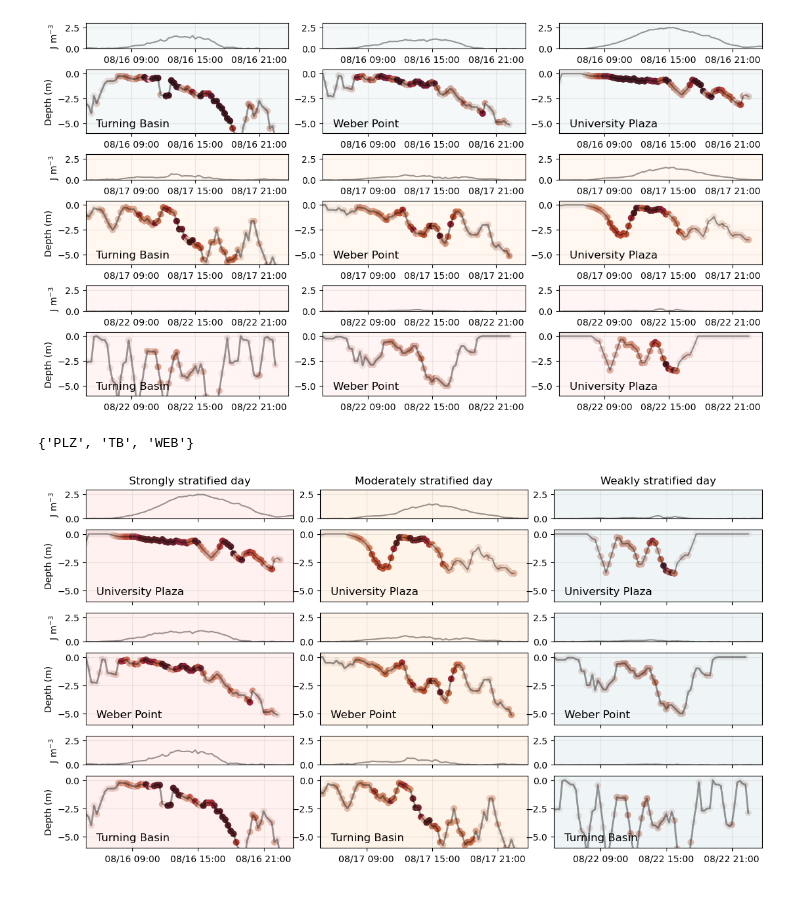
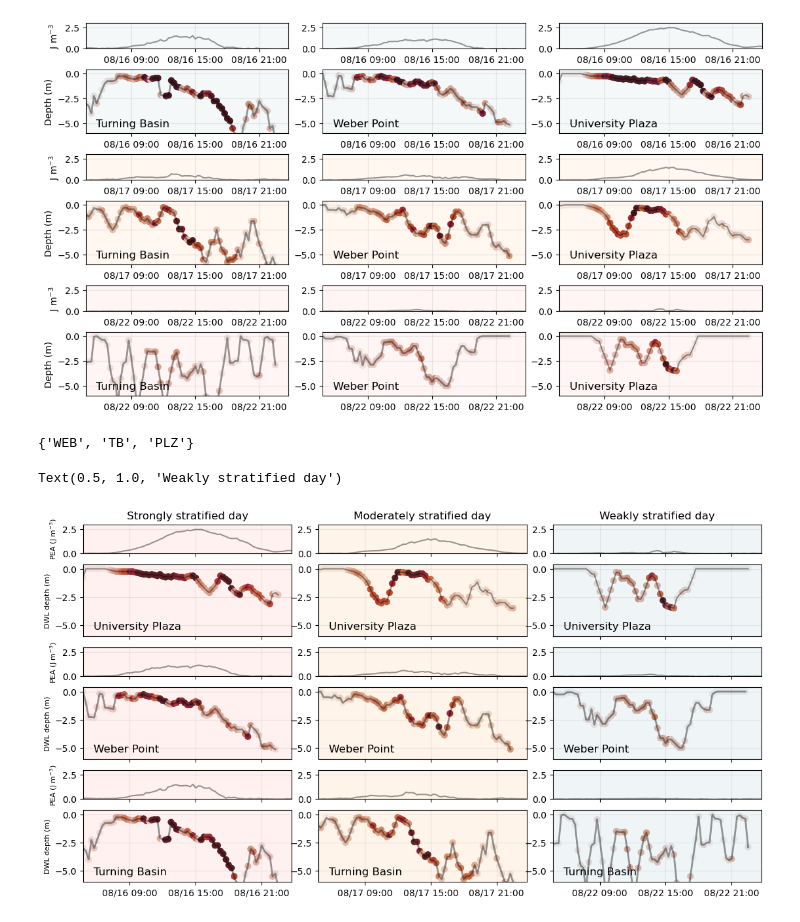
Before and after one commit to sienna-white/adjoint_phytoplankton, a Jupyter notebook: PhysObs_DWL.ipynb, the cells around one changed output. Saved outputs shown, nothing was run; the diff lists cells and outputs as text; code cells hidden in the pictures.

```diff
--- a/PhysObs_DWL.ipynb
+++ b/PhysObs_DWL.ipynb
@@ -986,39 +1161,39 @@ for i, d in enumerate([16, 17, 22]):
 
     axs[0, i].set_xlim(dwl_tb_day.time.values[19], dwl_tb_day.time.values[-1])
 
     axs[5, i].annotate("Turning Basin", (0.05, 0.1), xycoords='axes fraction', fontsize=12)
     axs[3, i].annotate("Weber Point", (0.05, 0.1), xycoords='axes fraction', fontsize=12)
     axs[1, i].annotate("University Plaza", (0.05, 0.1), xycoords='axes fraction', fontsize=12)
 
-axs[1, 0].set_ylabel("Depth (m)")
-axs[3, 0].set_ylabel("Depth (m)")
-axs[5, 0].set_ylabel("Depth (m)")
+axs[1, 0].set_ylabel("DWL depth (m)", fontsize=8)
+axs[3, 0].set_ylabel("DWL depth (m)", fontsize=8)
+axs[5, 0].set_ylabel("DWL depth (m)", fontsize=8)
 
 
-axs[0, 0].set_ylabel("J m$^{-3}$")
-axs[2, 0].set_ylabel("J m$^{-3}$")
-axs[4, 0].set_ylabel("J m$^{-3}$")
+axs[0, 0].set_ylabel("PEA (J m$^{-3}$)", fontsize=8)
+axs[2, 0].set_ylabel("PEA (J m$^{-3}$)", fontsize=8)
+axs[4, 0].set_ylabel("PEA (J m$^{-3}$)", fontsize=8)
 
 
 for i, ax in enumerate(axs.flatten()):
     format_date_ax(ax, int=6)
     row = i //3
 
     if row%2 ==1:
         ax.set_ylim(-6.0, 0.4)
     else:
         ax.set_ylim(0, 3)
     ax.grid(alpha=0.25)
 
 
 axs[0, 0].set_title("Strongly stratified day")
 axs[0, 1].set_title("Moderately stratified day")
 axs[0, 2].set_title("Weakly stratified day")
 # axs[0, 0].set_xticks([])
 # axs[0, 1].set_xticks([])
 
-# plt.colorbar(h, label=r'Temperature gradient ($^{\circ}$C m$^{-1}$)', shrink=0.35, orientation='horizontal', ax=axs[2])
 fig.savefig("%s/dwl_ordered_flip.png" % fout, dpi=300, bbox_inches="tight")
 # %% [output]
-{'PLZ', 'TB', 'WEB'}
+{'WEB', 'TB', 'PLZ'}
+Text(0.5, 1.0, 'Weakly stratified day')
-[figure, old version]
+[figure, new version]
```
Also changed, not shown: parts of 5 cells of this notebook, 10 other files.
